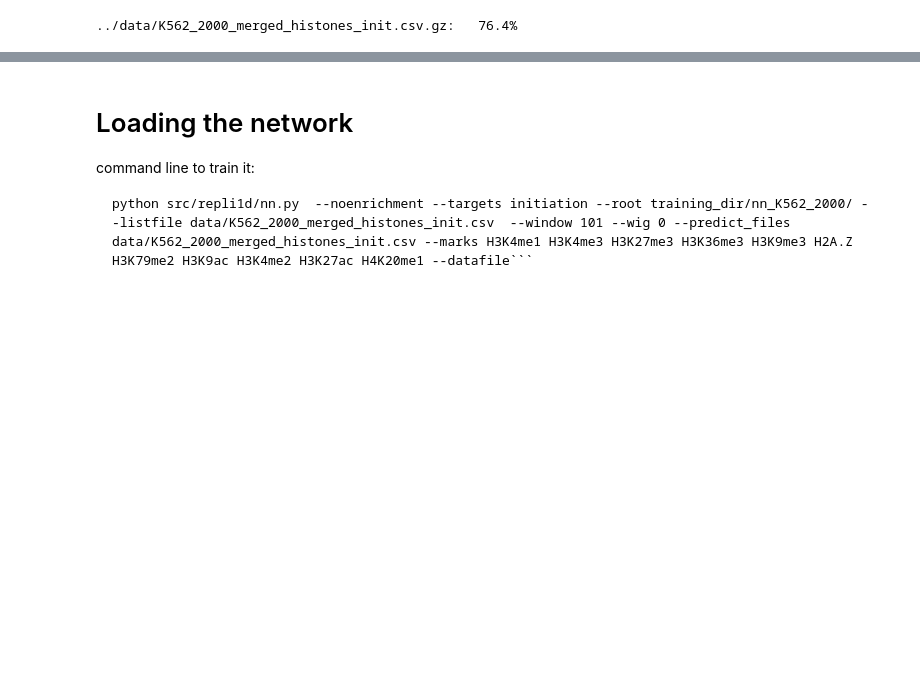
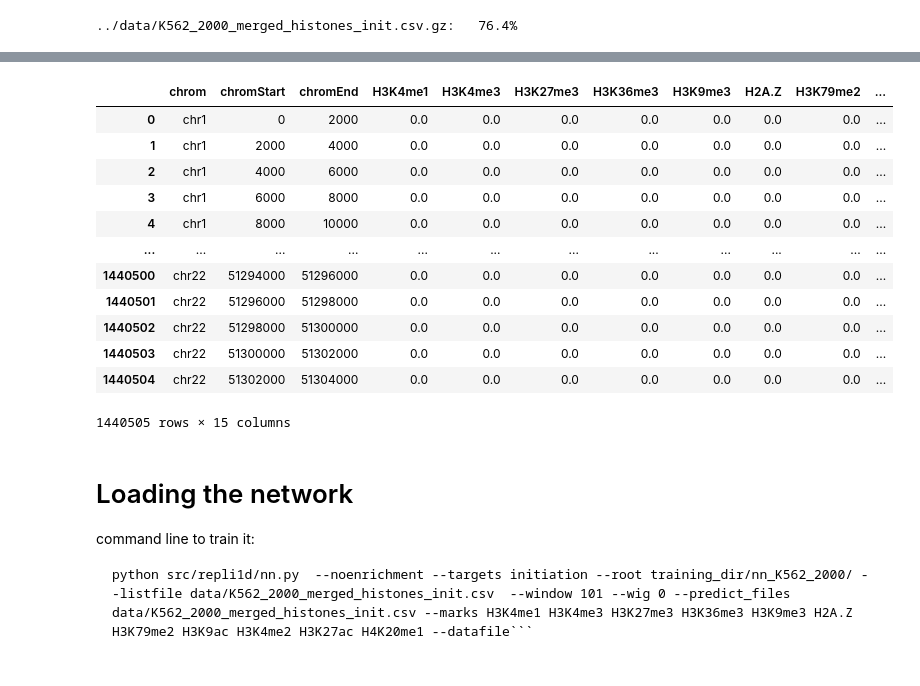
Before and after one commit to organic-chemistry/repli1D, a Jupyter notebook: notebook_demo/Running NN on marks.ipynb, the cells around one changed output, grey strips where cells are left out. Saved outputs shown, nothing was run; the diff lists cells and outputs as text; code cells hidden in the pictures; blank space fills up the shorter version.

```diff
--- a/notebook_demo/Running NN on marks.ipynb
+++ b/notebook_demo/Running NN on marks.ipynb
@@ -63,3 +47,19 @@ df
+# %%
+pd.read_csv(name)
+# %% [output]
+|  | chrom | chromStart | chromEnd | H3K4me1 | H3K4me3 | H3K27me3 | H3K36me3 | H3K9me3 | H2A.Z | H3K79me2 | ... |
+| 0 | chr1 | 0 | 2000 | 0.0 | 0.0 | 0.0 | 0.0 | 0.0 | 0.0 | 0.0 | ... |
+| 1 | chr1 | 2000 | 4000 | 0.0 | 0.0 | 0.0 | 0.0 | 0.0 | 0.0 | 0.0 | ... |
+| 2 | chr1 | 4000 | 6000 | 0.0 | 0.0 | 0.0 | 0.0 | 0.0 | 0.0 | 0.0 | ... |
+| 3 | chr1 | 6000 | 8000 | 0.0 | 0.0 | 0.0 | 0.0 | 0.0 | 0.0 | 0.0 | ... |
+| 4 | chr1 | 8000 | 10000 | 0.0 | 0.0 | 0.0 | 0.0 | 0.0 | 0.0 | 0.0 | ... |
+| ... | ... | ... | ... | ... | ... | ... | ... | ... | ... | ... | ... |
+| 1440500 | chr22 | 51294000 | 51296000 | 0.0 | 0.0 | 0.0 | 0.0 | 0.0 | 0.0 | 0.0 | ... |
+| 1440501 | chr22 | 51296000 | 51298000 | 0.0 | 0.0 | 0.0 | 0.0 | 0.0 | 0.0 | 0.0 | ... |
+| 1440502 | chr22 | 51298000 | 51300000 | 0.0 | 0.0 | 0.0 | 0.0 | 0.0 | 0.0 | 0.0 | ... |
+| 1440503 | chr22 | 51300000 | 51302000 | 0.0 | 0.0 | 0.0 | 0.0 | 0.0 | 0.0 | 0.0 | ... |
+| 1440504 | chr22 | 51302000 | 51304000 | 0.0 | 0.0 | 0.0 | 0.0 | 0.0 | 0.0 | 0.0 | ... |
+1440505 rows × 15 columns
 # %% [markdown]
 # Loading the network
 command line to train it:
```
Also changed, not shown: parts of 8 cells of this notebook, 2 other files.
